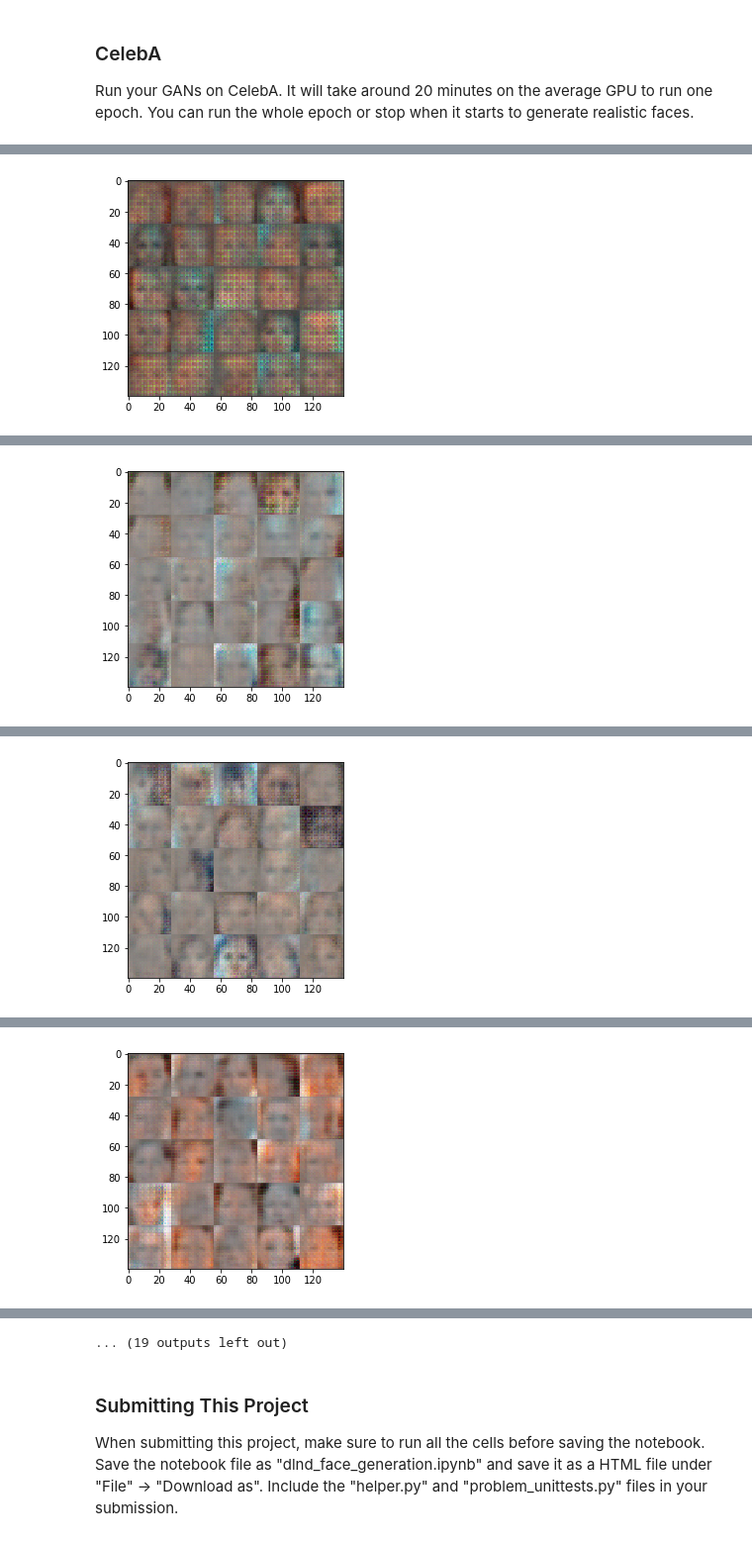
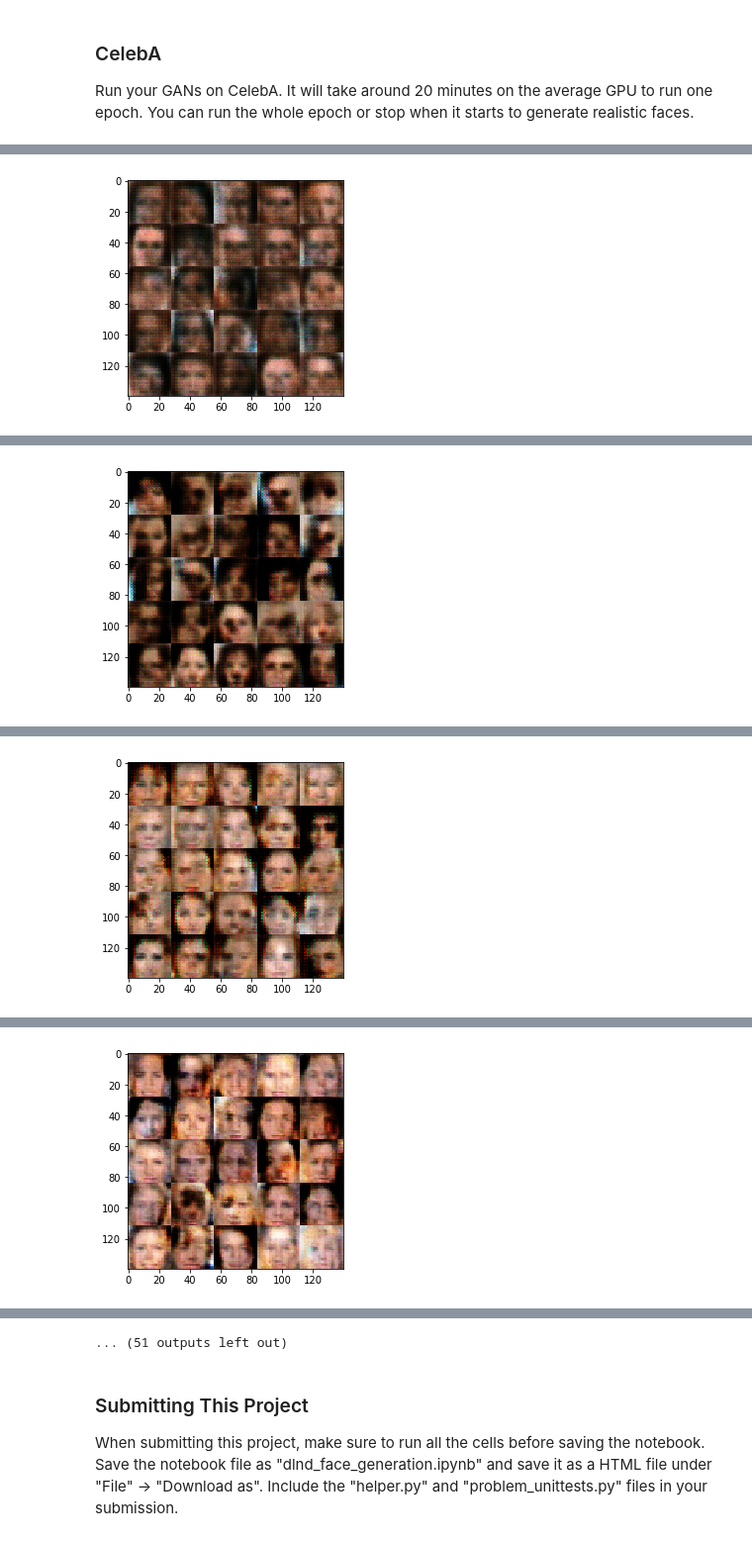
Before and after one commit to karsheng/face-generation, a Jupyter notebook: dlnd_face_generation.ipynb, the cells around one changed output, grey strips where cells are left out. Shown at 99% size. Cells and saved outputs as stored; diff of their text form; code cells hidden in the pictures.

```diff
--- a/dlnd_face_generation.ipynb
+++ b/dlnd_face_generation.ipynb
@@ -187,7 +183,7 @@ def generator(z, out_channel_dim, is_train=True):
     """
     # TODO: Implement Function
     with tf.variable_scope('generator', reuse = not is_train):
-        alpha = 0.2
+        alpha = 0.1
         # First fully connected layer
         x1 = tf.layers.dense(z, 7*7*256)
         # Reshape it to start the convolutional stack
@@ -235,7 +231,7 @@ def model_loss(input_real, input_z, out_channel_dim):
     d_model_fake, d_logits_fake = discriminator(g_model, reuse=True)
 
     d_loss_real = tf.reduce_mean(
-        tf.nn.sigmoid_cross_entropy_with_logits(logits=d_logits_real, labels=tf.ones_like(d_model_real)))
+        tf.nn.sigmoid_cross_entropy_with_logits(logits=d_logits_real, labels=tf.ones_like(d_model_real) * (0.9)))
     d_loss_fake = tf.reduce_mean(
         tf.nn.sigmoid_cross_entropy_with_logits(logits=d_logits_fake, labels=tf.zeros_like(d_model_fake)))
     g_loss = tf.reduce_mean(
@@ -272,9 +268,11 @@ def model_opt(d_loss, g_loss, learning_rate, beta1):
 
     # Optimize
     d_train_opt = tf.train.AdamOptimizer(learning_rate, beta1=beta1).minimize(d_loss, var_list=d_vars)
-    g_train_opt = tf.train.AdamOptimizer(learning_rate, beta1=beta1).minimize(g_loss, var_list=g_vars)
+    update_ops = tf.get_collection(tf.GraphKeys.UPDATE_OPS)
+    with tf.control_dependencies(update_ops):
+        g_train_opt = tf.train.AdamOptimizer(learning_rate, beta1=beta1).minimize(g_loss, var_list=g_vars)
 
-    return (d_train_opt, g_train_opt)
+        return (d_train_opt, g_train_opt)
 
 
 """
@@ -351,19 +349,18 @@ def train(epoch_count, batch_size, z_dim, learning_rate, beta1, get_batches, dat
             for batch_images in get_batches(batch_size):
                 # TODO: Train Model
                 steps += 1
-
                 # Sample random noise for G
                 batch_z = np.random.uniform(-1, 1, size=(batch_size, z_dim))
 
                 # Run optimizers
                 _ = sess.run(d_opt, feed_dict={input_real: batch_images*2, input_z: batch_z})
-                _ = sess.run(g_opt, feed_dict={input_z: batch_z})
+                _ = sess.run(g_opt, feed_dict={input_z: batch_z, input_real: batch_images*2})
 
 
                 if steps % print_every == 0:
                     # At the end of each epoch, get the losses and print them out
                     train_loss_d = d_loss.eval({input_z: batch_z, input_real: batch_images*2})
-                    train_loss_g = g_loss.eval({input_z: batch_z})
+                    train_loss_g = g_loss.eval({input_z: batch_z, input_real: batch_images*2})
 
                     print("Epoch {}/{}...".format(epoch_i + 1, epochs),
                           "Discriminator Loss: {:.4f}...".format(train_loss_d),
@@ -462,7 +459,7 @@ Epoch 2/2... Discriminator Loss: 1.2577... Generator Loss: 0.4909
 ### CelebA
 Run your GANs on CelebA.  It will take around 20 minutes on the average GPU to run one epoch.  You can run the whole epoch or stop when it starts to generate realistic faces.
 # %%
-batch_size = 128
+batch_size = 64
 z_dim = 250
 learning_rate = 0.002
 beta1 = 0.1
@@ -491 +488 @@ Epoch 1/1... Discriminator Loss: 1.2332... Generator Loss: 0.6955
-[figure, old version]
+[figure, new version]
@@ -502 +499 @@ Epoch 1/1... Discriminator Loss: 1.2702... Generator Loss: 0.6716
-[figure, old version]
+[figure, new version]
@@ -513 +510 @@ Epoch 1/1... Discriminator Loss: 1.3545... Generator Loss: 0.5466
-[figure, old version]
+[figure, new version]
@@ -524 +521 @@ Epoch 1/1... Discriminator Loss: 1.4325... Generator Loss: 0.6184
-[figure, old version]
+[figure, new version]
@@ -547,4 +544,4 @@ Epoch 1/1... Discriminator Loss: 1.4109... Generator Loss: 0.6928
-... (19 outputs left out)
+... (51 outputs left out)
 # %% [markdown]
 ### Submitting This Project
 When submitting this project, make sure to run all the cells before saving the notebook. Save the notebook file as "dlnd_face_generation.ipynb" and save it as a HTML file under "File" -> "Download as". Include the "helper.py" and "problem_unittests.py" files in your submission.
```
Also changed, not shown: parts of 4 cells of this notebook, 1 other file.
